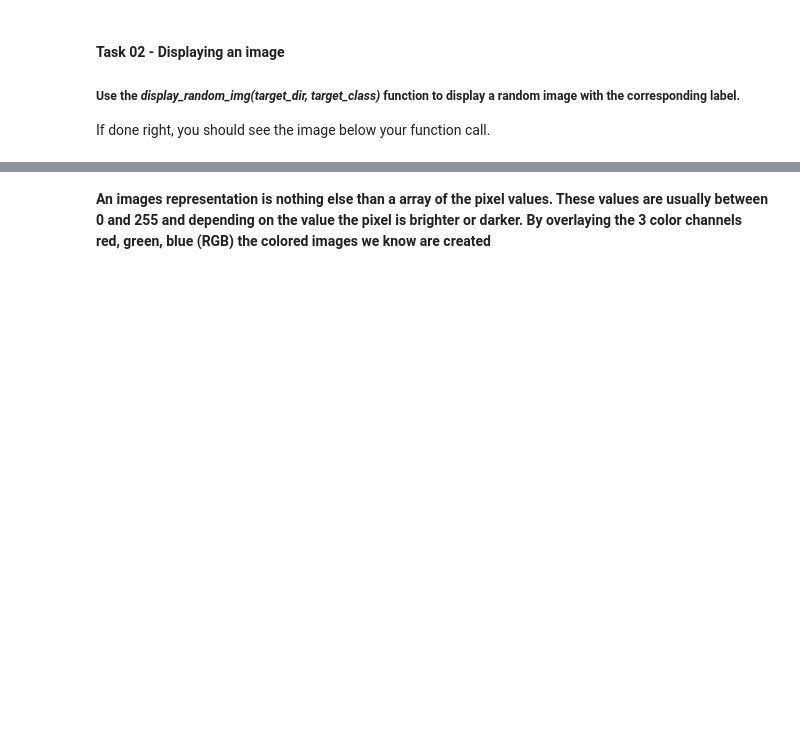
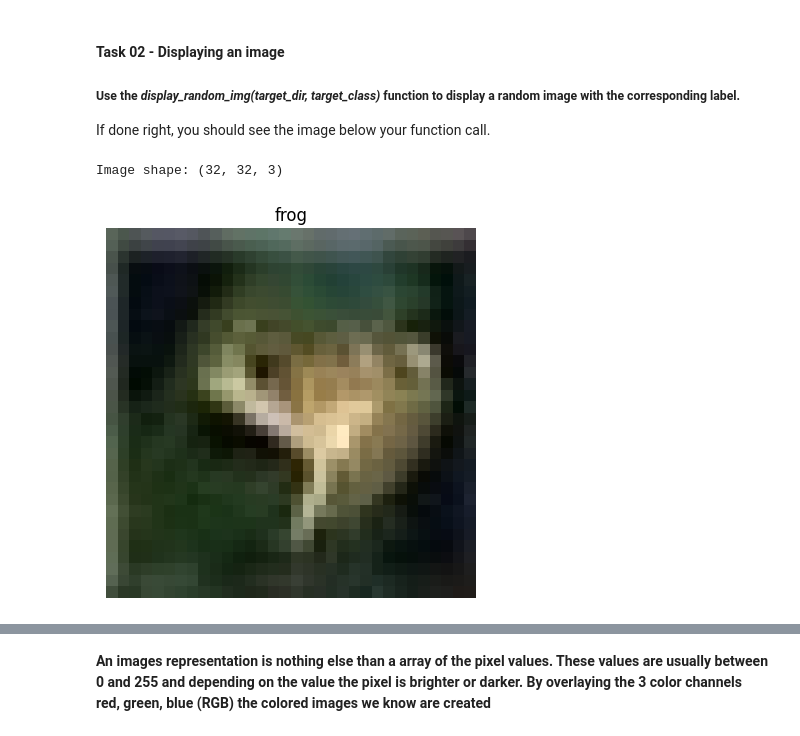
Before and after one commit to Nini3010/AI_Intro, a Jupyter notebook: ai_ue/ex2/Exercise_2_cifar.ipynb, the cells around one changed output, grey strips where cells are left out. Drawn from its saved outputs; the diff is of its cells as text; code cells hidden in the pictures; blank space fills up the shorter version.

```diff
--- a/ai_ue/ex2/Exercise_2_cifar.ipynb
+++ b/ai_ue/ex2/Exercise_2_cifar.ipynb
@@ -61,6 +63,8 @@ The output should look something like this:
 # get class names from folders
 data_dir = pathlib.Path("data/CIFAR-10-images/train/")  # turn our training path into a Python path
 
-class_names =  # TODO: create a list of class_names from the subdirectories
+class_names_list = list([namePath.stem for namePath in data_dir.iterdir() if namePath.is_dir()]) # TODO: create a list of class_names from the subdirectories
+class_names_list.sort()
+class_names = np.array(class_names_list)
 
 print(class_names, len(class_names))
@@ -94,16 +113,15 @@ In the case of image data this can be done by loading random images and plotting
 import random
 import matplotlib.image as mpimg
 
-
-def display_random_img(target_dir, target_class):
-    target_folder = target_dir + target_class
+def display_random_img(target_dir:pathlib.Path, target_class:str):
+    target_folder = str(target_dir.joinpath(target_class).resolve())
     random_image = random.sample(os.listdir(target_folder), 1)
 
     img = mpimg.imread(target_folder + "/" + random_image[0])
 
     plt.imshow(img)
     plt.title(target_class)
-    plt.axis("off");
+    plt.axis("off")
     print(f"Image shape: {img.shape}")
 
     return img
@@ -119,7 +137,10 @@ def display_random_img(target_dir, target_class):
 If done right, you should see the image below your function call.
 # %%
 # Display a random image
-img =  # TODO: Call display_random_img(target_dir, target_class) right here
+img = display_random_img(data_dir,str(random.choice(class_names))) # TODO: Call display_random_img(target_dir, target_class) right here
+# %% [output]
+Image shape: (32, 32, 3)
+[figure, added]
 # %%
 # Display multiple images from the data set
 plt.figure(figsize=(8, 7))
```
Also changed, not shown: parts of 6 cells of this notebook, 1 other file.
